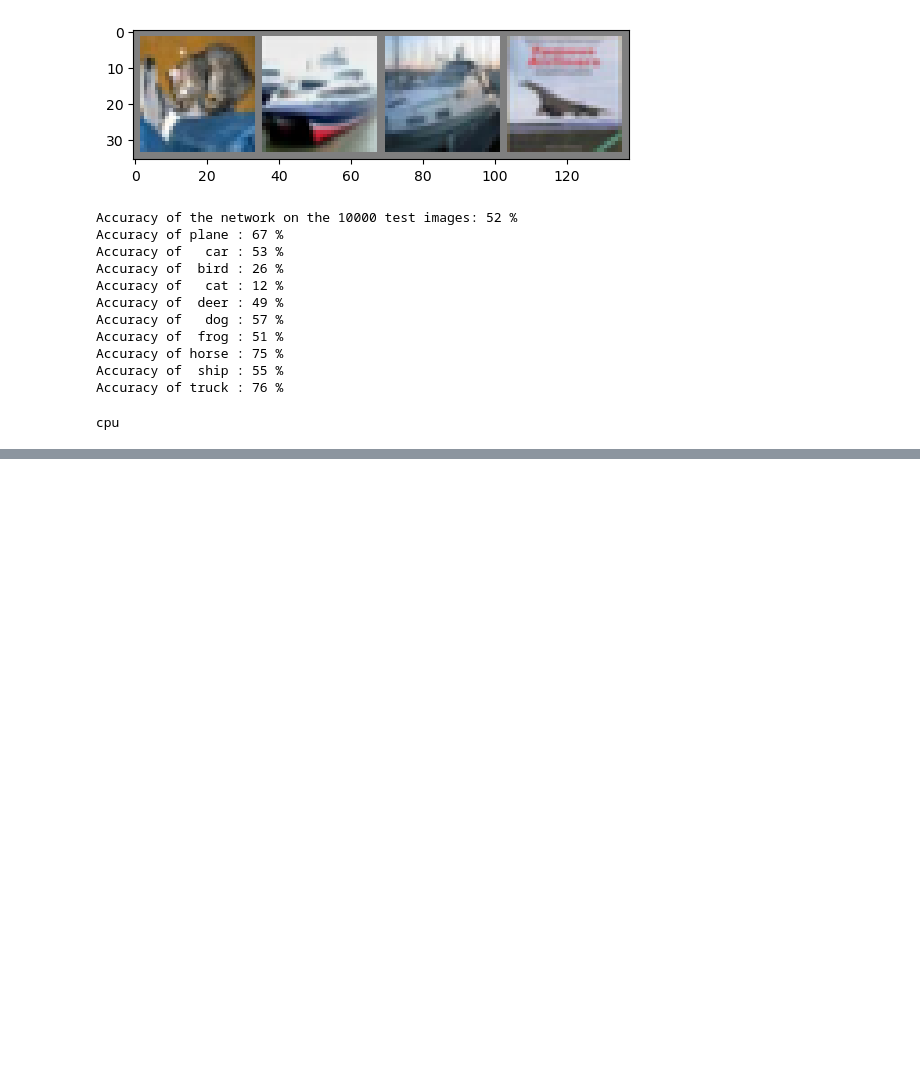
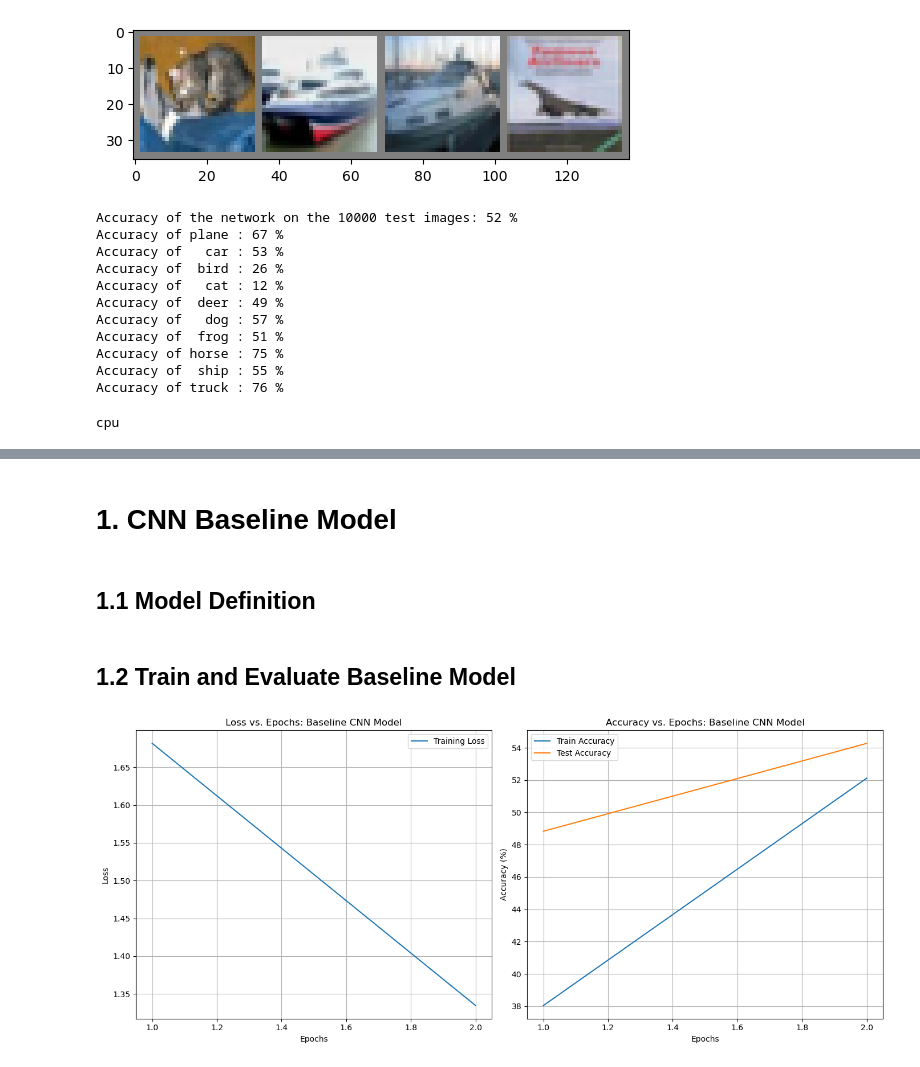
Before and after one commit to scalettar/ecs271, a Jupyter notebook: hw2/hw2.ipynb, the cells around one changed output, grey strips where cells are left out. Cells and saved outputs as stored; diff of their text form; code cells hidden in the pictures; blank space fills up the shorter version.

```diff
--- a/hw2/hw2.ipynb
+++ b/hw2/hw2.ipynb
@@ -216,0 +342,27 @@ cpu
+# %%
+def plot_results(title, loss, train_acc, test_acc):
+    epochs = range(1, len(loss) + 1)
+
+    plt.figure(figsize=(14, 6))
+
+    # Plot 1: Loss Curve
+    plt.subplot(1, 2, 1)
+    plt.plot(epochs, loss, label='Training Loss')
+    plt.title(f'Loss vs. Epochs: {title}')
+    plt.xlabel('Epochs')
+    plt.ylabel('Loss')
+    plt.legend()
+    plt.grid(True)
+
+    # Plot 2: Accuracy Curve
+    plt.subplot(1, 2, 2)
+    plt.plot(epochs, train_acc, label='Train Accuracy')
+    plt.plot(epochs, test_acc, label='Test Accuracy')
+    plt.title(f'Accuracy vs. Epochs: {title}')
+    plt.xlabel('Epochs')
+    plt.ylabel('Accuracy (%)')
+    plt.legend()
+    plt.grid(True)
+
+    plt.tight_layout()
+    plt.show()
@@ -216,0 +375,4 @@ cpu
+# %% [markdown]
+# 1. CNN Baseline Model
+# %% [markdown]
+## 1.1 Model Definition
@@ -216,0 +402,17 @@ cpu
+# %% [markdown]
+## 1.2 Train and Evaluate Baseline Model
+# %%
+net_base = Net()
+net_base.to(device)
+
+trainloader_base, testloader_base = get_dataloaders(batch_size=4, num_workers=2)
+
+criterion_base = nn.CrossEntropyLoss()
+optimizer_base = optim.SGD(net_base.parameters(), lr=0.001, momentum=0.9)
+
+train_loss_base, train_acc_base, test_acc_base = train_and_evaluate(
+    net_base, trainloader_base, testloader_base, criterion_base, optimizer_base, device, epochs=50)
+# %%
+plot_results("Baseline CNN Model", train_loss_base, train_acc_base, test_acc_base)
+# %% [output]
+[figure, added]
```
Also changed, not shown: parts of 9 cells of this notebook.
